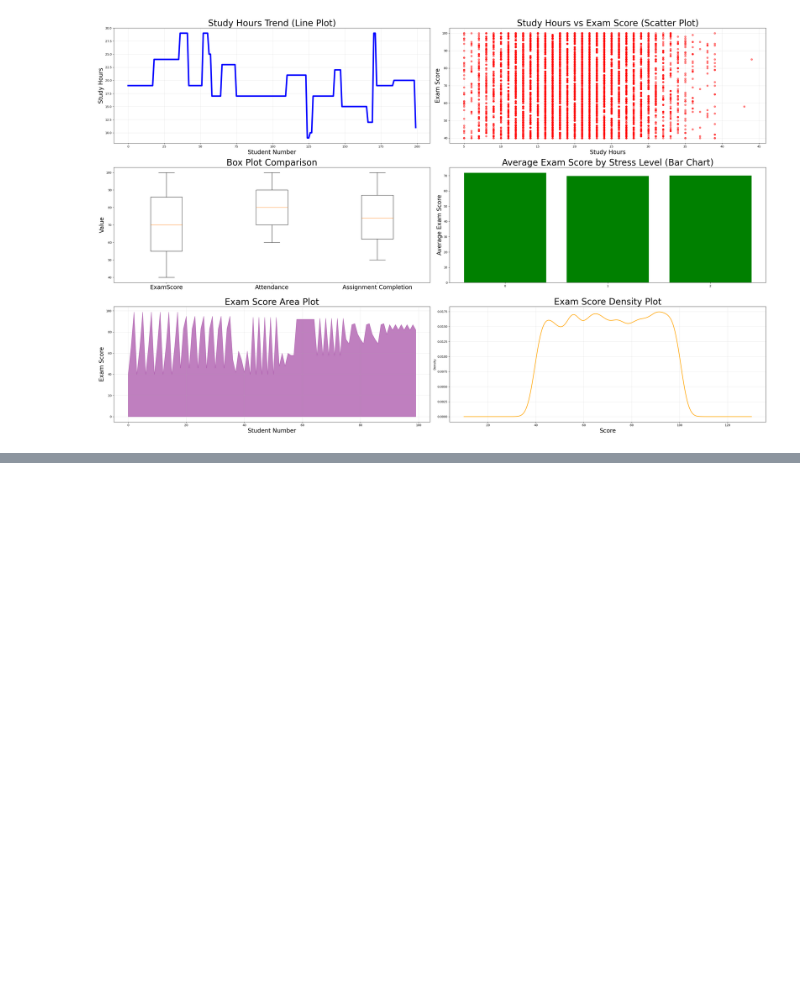
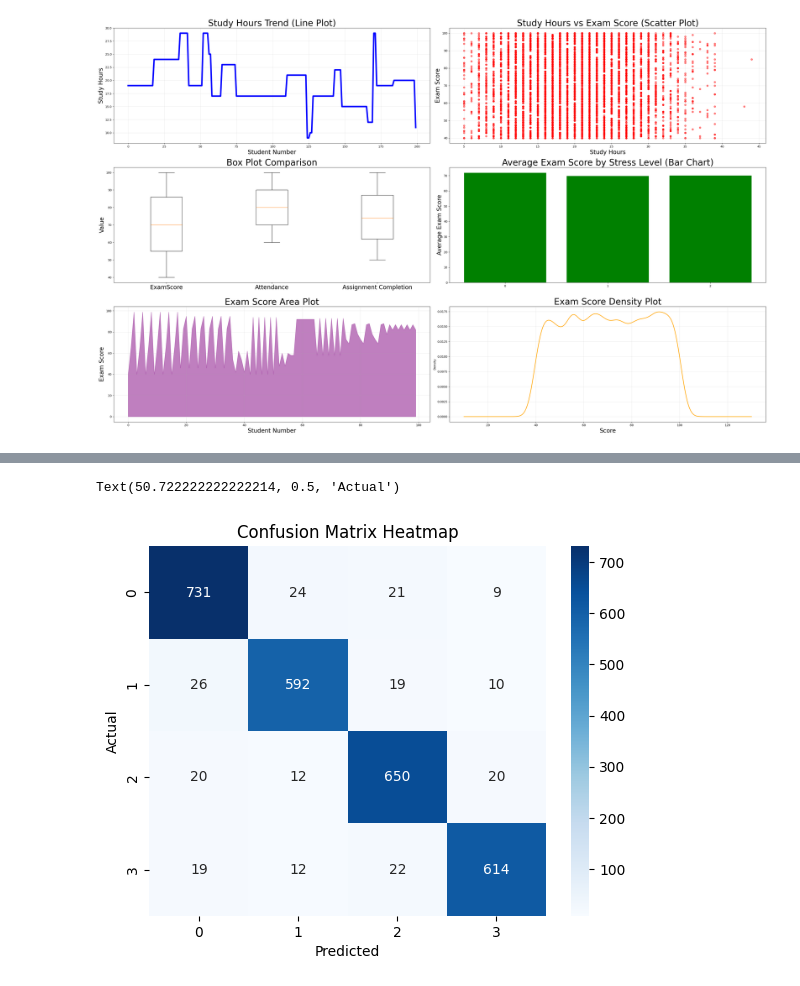
Before and after one commit to benjiie92/exam-results, a Jupyter notebook: Exam_results.ipynb, the cells around one changed output, grey strips where cells are left out. Cells and saved outputs as stored; diff of their text form; code cells hidden in the pictures; blank space fills up the shorter version.

```diff
--- a/Exam_results.ipynb
+++ b/Exam_results.ipynb
@@ -207,0 +225,5 @@ plt.show()
+# %%
+X=data[['StudyHours','Attendance','Resources','Internet','Gender','Age','AssignmentCompletion','OnlineCourses','StressLevel']]
+y=data['FinalGrade']
+# %%
+X_train, X_test, y_train, y_test = train_test_split(X, y, test_size=0.2, random_state=42)
@@ -207,0 +235,5 @@ plt.show()
+# %%
+y_pred = model.predict(X_test)
+print("Classification Report:\n", classification_report(y_test, y_pred))
+print("Confusion Matrix:\n", confusion_matrix(y_test, y_pred))
+print(f"Accuracy_score: {accuracy_score(y_test, y_pred )}\n")
@@ -207,0 +262,8 @@ plt.show()
+# %%
+sns.heatmap(confusion_matrix(y_test, y_pred), annot=True, fmt='d', cmap='Blues')
+plt.title('Confusion Matrix Heatmap')
+plt.xlabel('Predicted')
+plt.ylabel('Actual')
+# %% [output]
+Text(50.722222222222214, 0.5, 'Actual')
+[figure, added]
```
Also changed, not shown: parts of 10 cells of this notebook.
